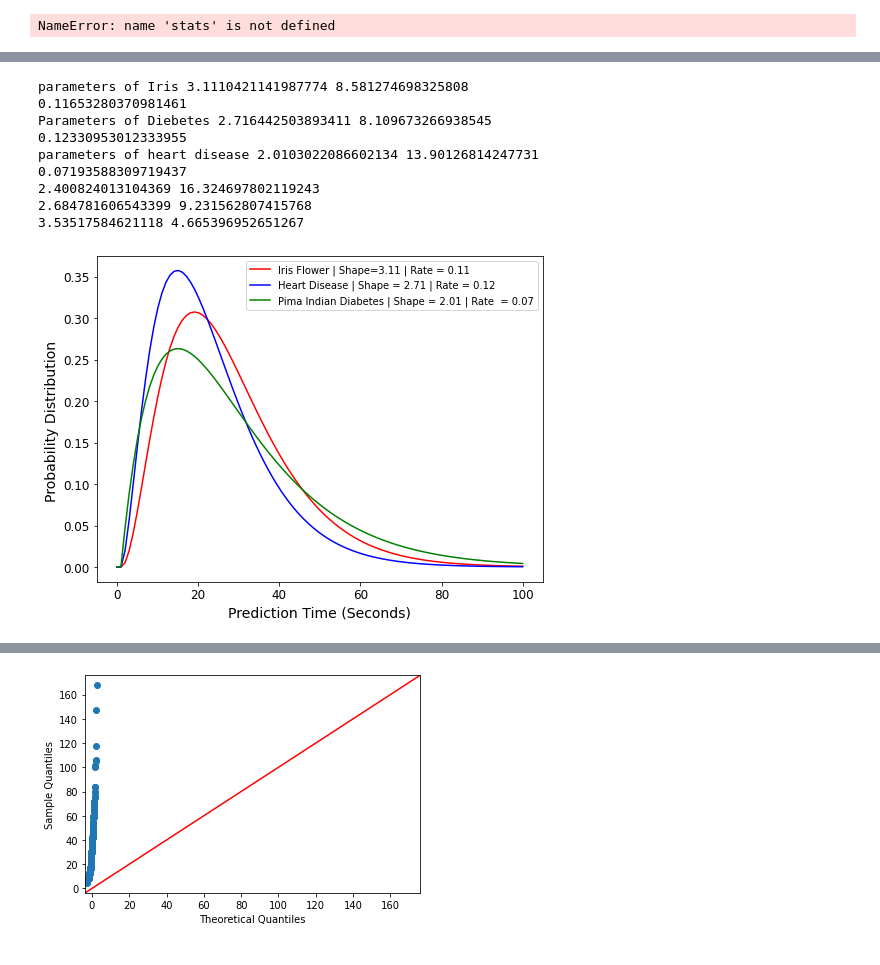
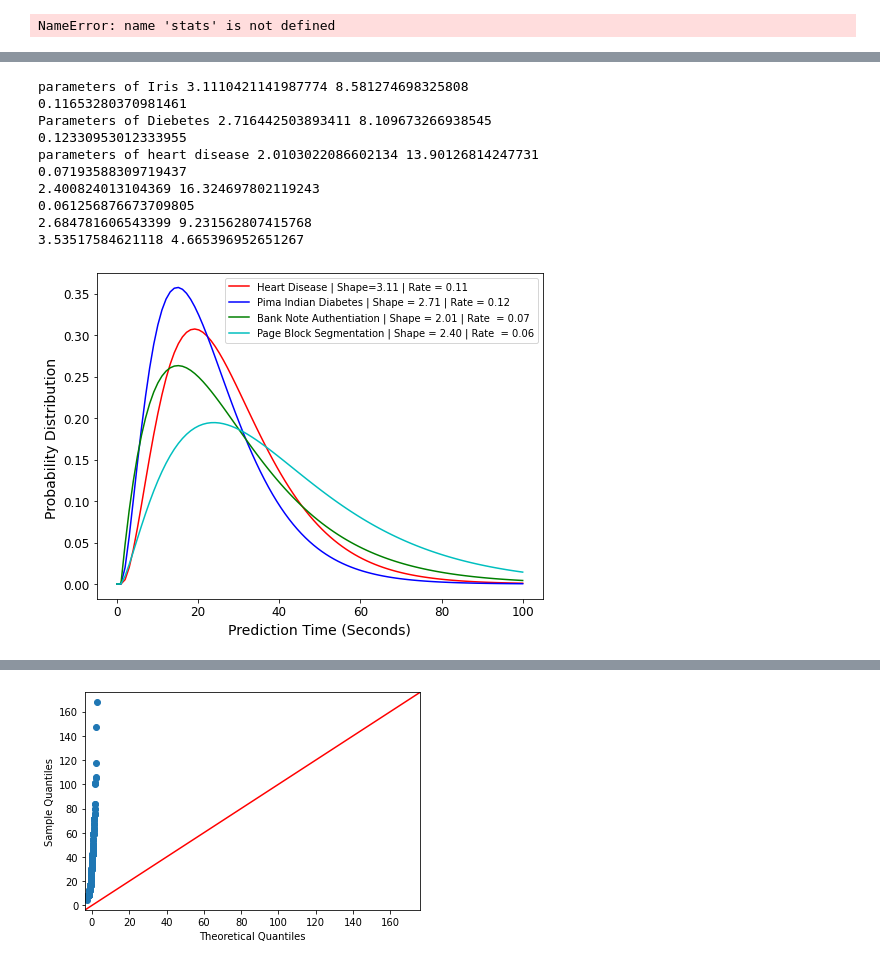
Before and after one commit to syber2020/Smart-Contract-To-Predict, a Jupyter notebook: 2022-Submission Work/plot_results_v2.ipynb, the cells around one changed output, grey strips where cells are left out. Cells and saved outputs as stored; diff of their text form; code cells hidden in the pictures.

```diff
--- a/2022-Submission Work/plot_results_v2.ipynb
+++ b/2022-Submission Work/plot_results_v2.ipynb
@@ -254,6 +252,7 @@ plt.show()
 # print("parameters of Pima Diabetes",shape, scale)
 # y4 = gamma.pdf(x, shape, loc, scale)
 # %%
+plt
 x = np.linspace(0,100,100)
 # Gamma
 shape, loc, scale = gamma.fit(c2, floc=1)
@@ -271,6 +270,7 @@ y4 = gamma.pdf(x, shape, loc, scale)
 print(1/scale)
 shape, loc, scale = gamma.fit(c5, floc=1)
 print(shape, scale)
+print(1/scale)
 y5 = gamma.pdf(x, shape, loc, scale)
 
 shape, loc, scale = gamma.fit(c6, floc=1)
@@ -292,24 +292,25 @@ Parameters of Diebetes 2.716442503893411 8.109673266938545
 parameters of heart disease 2.0103022086602134 13.90126814247731
 0.07193588309719437
 2.400824013104369 16.324697802119243
+0.061256876673709805
 2.684781606543399 9.231562807415768
 3.53517584621118 4.665396952651267
 # %%
 # plt.title('Fitted Gamma')
 # plt.legend(loc='best')
 plt.figure(figsize=(8,6))
-plt.plot(x, y2*10,label='Iris Flower | Shape=3.11 | Rate = 0.11',color ="r")
-plt.plot(x, y3*10,label='Heart Disease | Shape = 2.71 | Rate = 0.12',color ="b")
-plt.plot(x, y4*10,label='Pima Indian Diabetes | Shape = 2.01 | Rate  = 0.07',color ="g")
-# plt.plot(x, y5,label='5-Class',color ="c")
+plt.plot(x, y2*10,label='Heart Disease | Shape=3.11 | Rate = 0.11',color ="r")
+plt.plot(x, y3*10,label='Pima Indian Diabetes | Shape = 2.71 | Rate = 0.12',color ="b")
+plt.plot(x, y4*10,label='Bank Note Authentiation | Shape = 2.01 | Rate  = 0.07',color ="g")
+plt.plot(x, y5*10,label='Page Block Segmentation | Shape = 2.40 | Rate  = 0.06',color ="c")
 # plt.plot(x, y6,label='6-Class',color ="m")
 # plt.plot(x, y7,label='7-Class',color ="k")
 plt.legend()
 plt.xlabel("Prediction Time (Seconds)",fontsize = 14)
 plt.ylabel("Probability Distribution ",fontsize = 14)
 plt.xticks(fontsize= 12)
 plt.yticks(fontsize= 12)
 plt.savefig('Gamma-class.pdf')
 plt.show()
 # %% [output]
-[figure, old version]
+[figure, new version]
```
Also changed, not shown: parts of 5 cells of this notebook, 25 other files.
